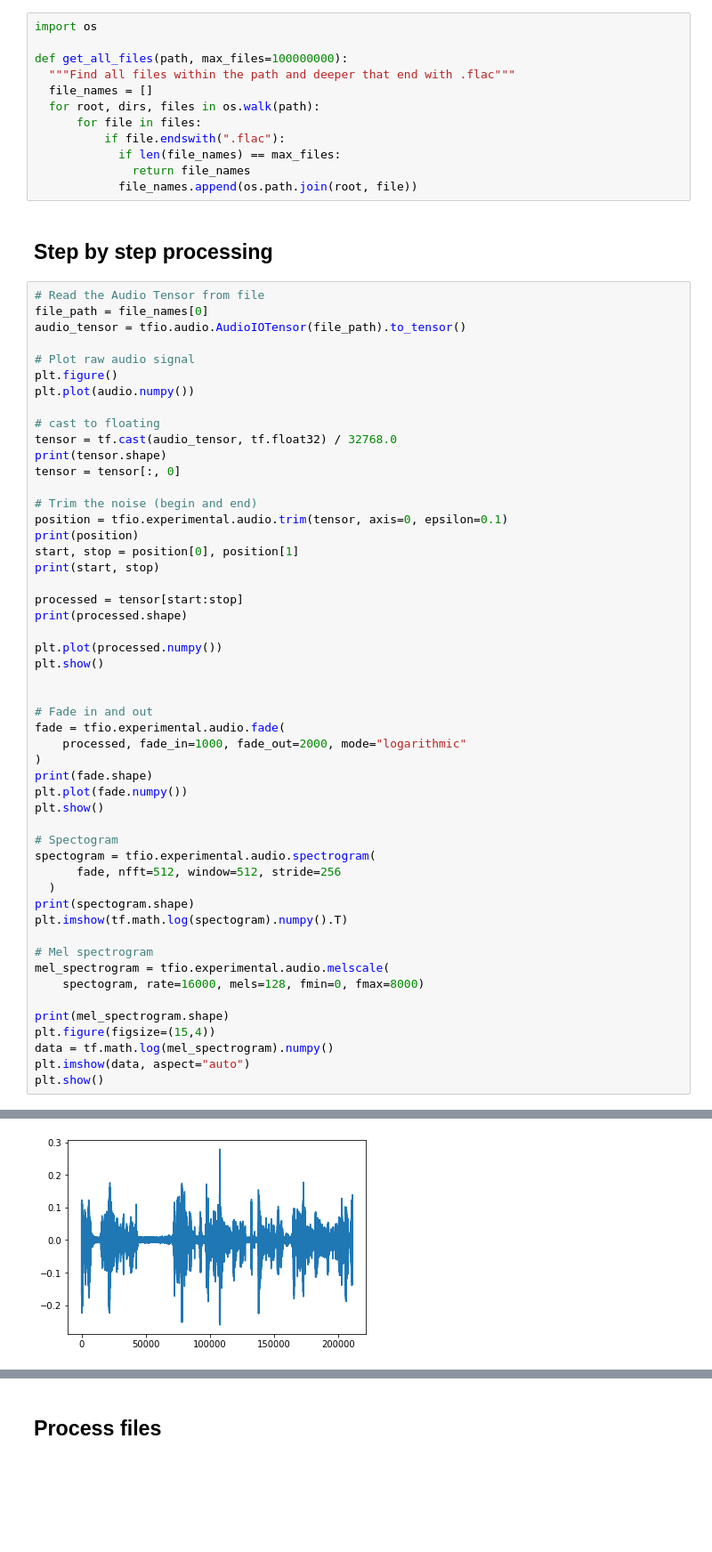
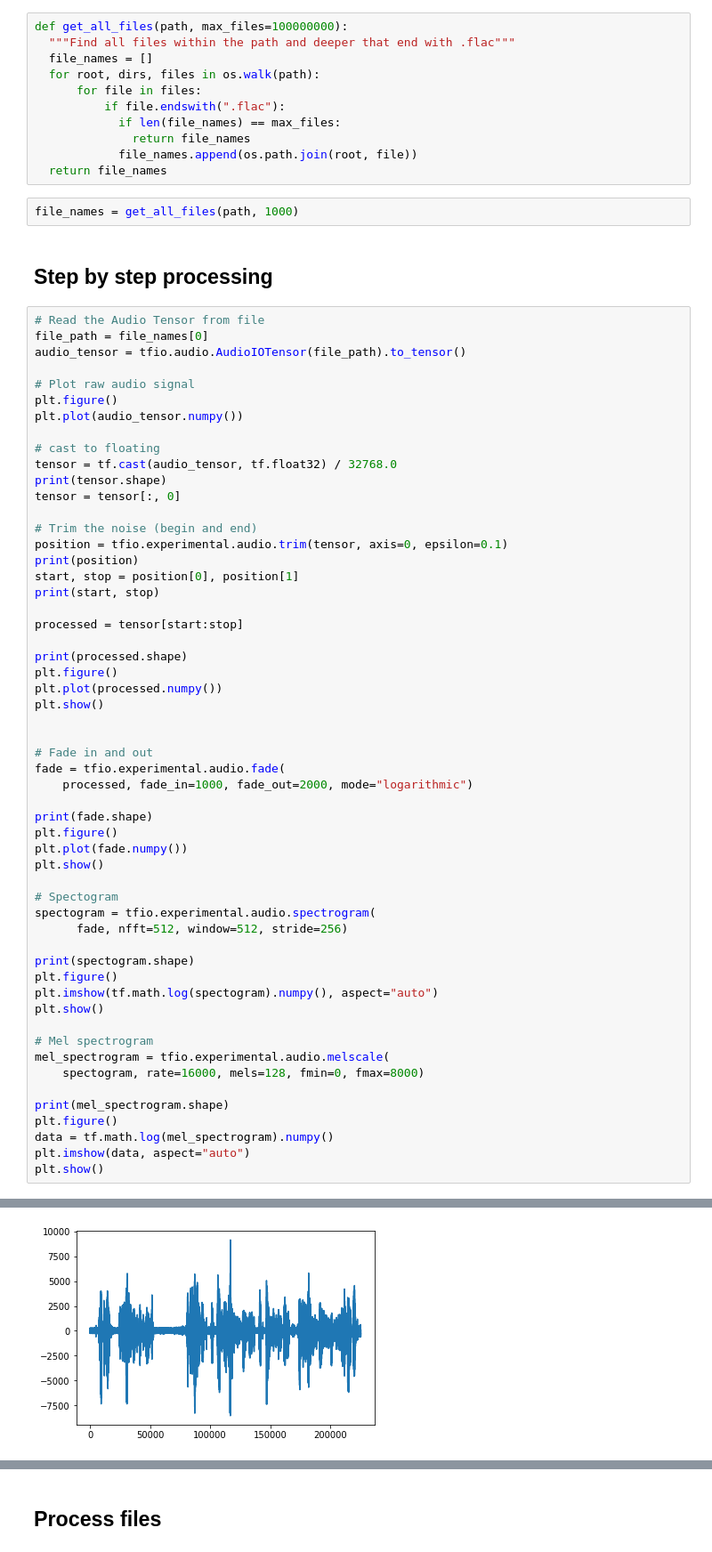
Before and after one commit to franciscojferrari/AUTOVC, a Jupyter notebook: DataProcessing.ipynb, the cells around one changed output, grey strips where cells are left out. Shown at 89% size. Cells and saved outputs as stored; diff of their text form; blank space fills up the shorter version.

```diff
--- a/DataProcessing.ipynb
+++ b/DataProcessing.ipynb
@@ -77,8 +101,6 @@ Setting up gcsfuse (0.34.1) ...
 # %%
 path = "DataSet/librispeech/downloads/extracted"
 # %%
-import os
-
 def get_all_files(path, max_files=100000000):
   """Find all files within the path and deeper that end with .flac"""
   file_names = []
@@ -88,6 +110,9 @@ def get_all_files(path, max_files=100000000):
             if len(file_names) == max_files:
               return file_names
             file_names.append(os.path.join(root, file))
+  return file_names
+# %%
+file_names = get_all_files(path, 1000)
 # %% [markdown]
 ## Step by step processing
 # %%
@@ -97,7 +122,7 @@ audio_tensor = tfio.audio.AudioIOTensor(file_path).to_tensor()
 
 # Plot raw audio signal
 plt.figure()
-plt.plot(audio.numpy())
+plt.plot(audio_tensor.numpy())
 
 # cast to floating
 tensor = tf.cast(audio_tensor, tf.float32) / 32768.0
@@ -111,39 +136,43 @@ start, stop = position[0], position[1]
 print(start, stop)
 
 processed = tensor[start:stop]
+
 print(processed.shape)
-
+plt.figure()
 plt.plot(processed.numpy())
 plt.show()
 
 
 # Fade in and out
 fade = tfio.experimental.audio.fade(
-    processed, fade_in=1000, fade_out=2000, mode="logarithmic"
-)
+    processed, fade_in=1000, fade_out=2000, mode="logarithmic")
+
 print(fade.shape)
+plt.figure()
 plt.plot(fade.numpy())
 plt.show()
 
 # Spectogram
 spectogram = tfio.experimental.audio.spectrogram(
-      fade, nfft=512, window=512, stride=256
-  )
+      fade, nfft=512, window=512, stride=256)
+
 print(spectogram.shape)
-plt.imshow(tf.math.log(spectogram).numpy().T)
+plt.figure()
+plt.imshow(tf.math.log(spectogram).numpy(), aspect="auto")
+plt.show()
 
 # Mel spectrogram
 mel_spectrogram = tfio.experimental.audio.melscale(
     spectogram, rate=16000, mels=128, fmin=0, fmax=8000)
 
 print(mel_spectrogram.shape)
-plt.figure(figsize=(15,4))
+plt.figure()
 data = tf.math.log(mel_spectrogram).numpy()
 plt.imshow(data, aspect="auto")
 plt.show()
 # %% [output]
 (225360, 1)
 tf.Tensor([  9010 220181], shape=(2,), dtype=int64)
 tf.Tensor(9010, shape=(), dtype=int64) tf.Tensor(220181, shape=(), dtype=int64)
 (211171,)
-[figure, old version]
+[figure, new version]
```
Also changed, not shown: parts of 18 cells of this notebook.
